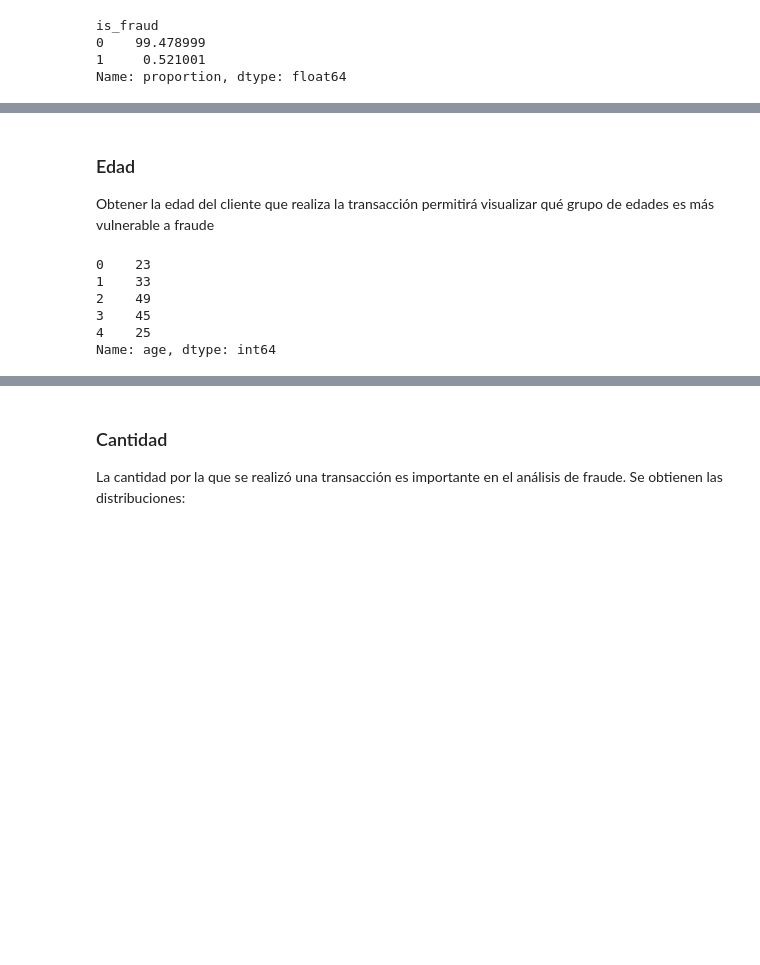
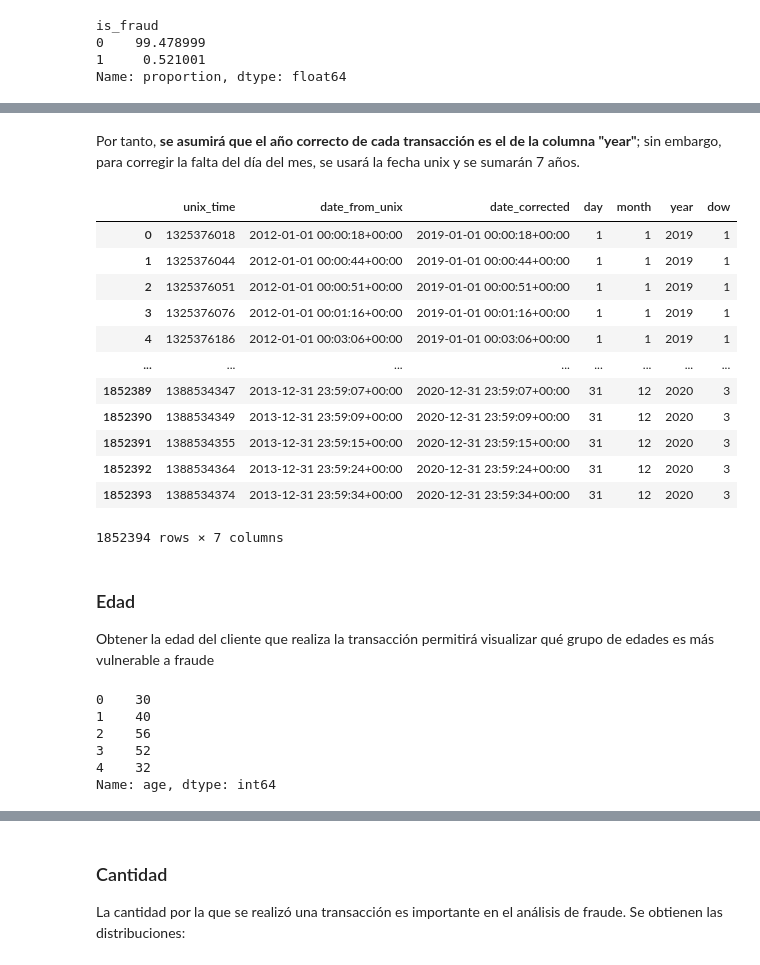
Before and after one commit to pabloozamora/UVG_SDS_Proyecto, a Jupyter notebook: EDA_FE.ipynb, the cells around one changed output, grey strips where cells are left out. Cells and saved outputs as stored; diff of their text form; code cells hidden in the pictures; blank space fills up the shorter version.

```diff
--- a/EDA_FE.ipynb
+++ b/EDA_FE.ipynb
@@ -55,0 +97,30 @@ Name: proportion, dtype: float64
+# %% [markdown]
+Por tanto, **se asumirá que el año correcto de cada transacción es el de la columna "year"**; sin embargo, para corregir la falta del día del mes, se usará la fecha unix y se sumarán 7 años.
+# %%
+# 1) Convertir unix_time a datetime
+df['date_from_unix'] = pd.to_datetime(df['unix_time'], unit='s', utc=True)
+
+# 2) Desplazarla 7 años para que el año pase de 2012 → 2019
+df['date_corrected'] = df['date_from_unix'] + pd.DateOffset(years=7)
+
+# 3) extraer día de mes, mes, año, dow, flag de fin de semana
+df['day']        = df['date_corrected'].dt.day
+df['month']      = df['date_corrected'].dt.month
+df['year']       = df['date_corrected'].dt.year
+df['dow']        = df['date_corrected'].dt.dayofweek    # 0=Lun … 6=Dom
+
+df[['unix_time', 'date_from_unix', 'date_corrected', 'day', 'month', 'year', 'dow']]
+# %% [output]
+|  | unix_time | date_from_unix | date_corrected | day | month | year | dow |
+| 0 | 1325376018 | 2012-01-01 00:00:18+00:00 | 2019-01-01 00:00:18+00:00 | 1 | 1 | 2019 | 1 |
+| 1 | 1325376044 | 2012-01-01 00:00:44+00:00 | 2019-01-01 00:00:44+00:00 | 1 | 1 | 2019 | 1 |
+| 2 | 1325376051 | 2012-01-01 00:00:51+00:00 | 2019-01-01 00:00:51+00:00 | 1 | 1 | 2019 | 1 |
+| 3 | 1325376076 | 2012-01-01 00:01:16+00:00 | 2019-01-01 00:01:16+00:00 | 1 | 1 | 2019 | 1 |
+| 4 | 1325376186 | 2012-01-01 00:03:06+00:00 | 2019-01-01 00:03:06+00:00 | 1 | 1 | 2019 | 1 |
+| ... | ... | ... | ... | ... | ... | ... | ... |
+| 1852389 | 1388534347 | 2013-12-31 23:59:07+00:00 | 2020-12-31 23:59:07+00:00 | 31 | 12 | 2020 | 3 |
+| 1852390 | 1388534349 | 2013-12-31 23:59:09+00:00 | 2020-12-31 23:59:09+00:00 | 31 | 12 | 2020 | 3 |
+| 1852391 | 1388534355 | 2013-12-31 23:59:15+00:00 | 2020-12-31 23:59:15+00:00 | 31 | 12 | 2020 | 3 |
+| 1852392 | 1388534364 | 2013-12-31 23:59:24+00:00 | 2020-12-31 23:59:24+00:00 | 31 | 12 | 2020 | 3 |
+| 1852393 | 1388534374 | 2013-12-31 23:59:34+00:00 | 2020-12-31 23:59:34+00:00 | 31 | 12 | 2020 | 3 |
+1852394 rows × 7 columns
@@ -58,17 +133,14 @@ Name: proportion, dtype: float64
 Obtener la edad del cliente que realiza la transacción permitirá visualizar qué grupo de edades es más vulnerable a fraude
 # %%
 df['dob'] = pd.to_datetime(df['dob'])
-
-# Convertir unix_time a datetime
-df['transaction_dt'] = pd.to_datetime(df['unix_time'], unit='s')
 
 # Calcular edad en años completos
 df['age'] = (df['transaction_dt'] - df['dob']).dt.days // 365
 df['age'].head()
 # %% [output]
-0    23
-1    33
-2    49
-3    45
-4    25
+0    30
+1    40
+2    56
+3    52
+4    32
 Name: age, dtype: int64
```
Also changed, not shown: parts of 37 cells of this notebook.
